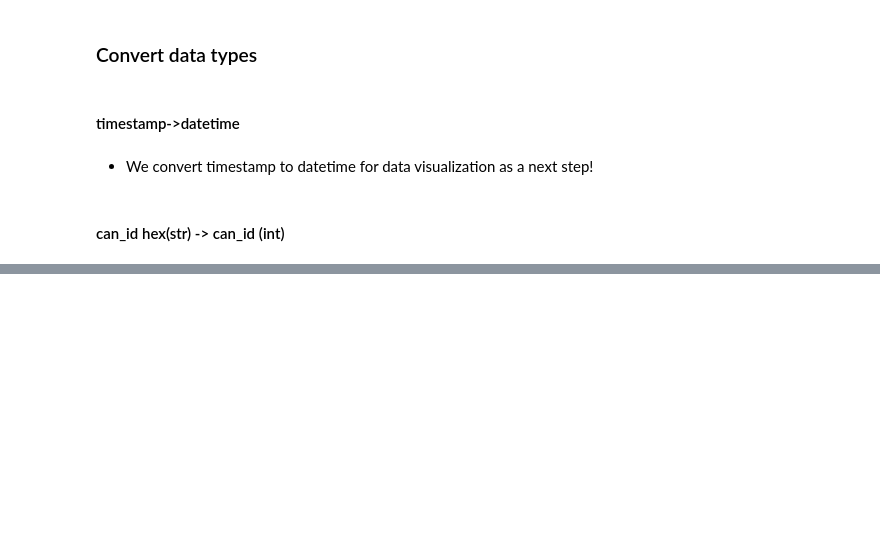
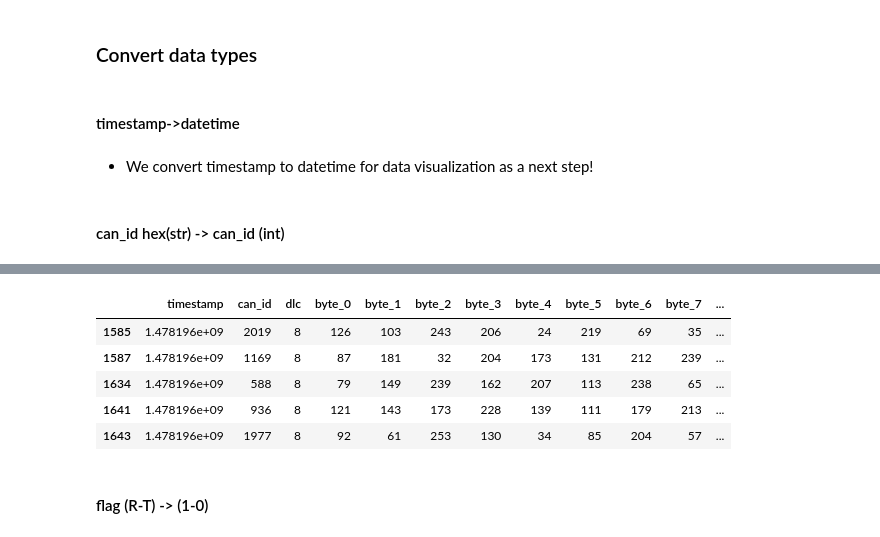
Before and after one commit to FatimeNazliAs/Intrusion-Detection-Systems-using-ML, a Jupyter notebook: notebooks/preprocess.ipynb, the cells around one changed output, grey strips where cells are left out. Saved outputs shown, nothing was run; the diff lists cells and outputs as text; code cells hidden in the pictures; blank space fills up the shorter version.

```diff
--- a/notebooks/preprocess.ipynb
+++ b/notebooks/preprocess.ipynb
@@ -475,0 +492,11 @@ byte_columns=["byte_0","byte_1","byte_2","byte_3","byte_4","byte_5","byte_6","by
+# %%
+converted_bytes_dfs[1].head()
+# %% [output]
+|  | timestamp | can_id | dlc | byte_0 | byte_1 | byte_2 | byte_3 | byte_4 | byte_5 | byte_6 | byte_7 | ... |
+| 1585 | 1.478196e+09 | 2019 | 8 | 126 | 103 | 243 | 206 | 24 | 219 | 69 | 35 | ... |
+| 1587 | 1.478196e+09 | 1169 | 8 | 87 | 181 | 32 | 204 | 173 | 131 | 212 | 239 | ... |
+| 1634 | 1.478196e+09 | 588 | 8 | 79 | 149 | 239 | 162 | 207 | 113 | 238 | 65 | ... |
+| 1641 | 1.478196e+09 | 936 | 8 | 121 | 143 | 173 | 228 | 139 | 111 | 179 | 213 | ... |
+| 1643 | 1.478196e+09 | 1977 | 8 | 92 | 61 | 253 | 130 | 34 | 85 | 204 | 57 | ... |
+# %% [markdown]
+#### flag (R-T) -> (1-0)
```
Also changed, not shown: parts of 14 cells of this notebook.
